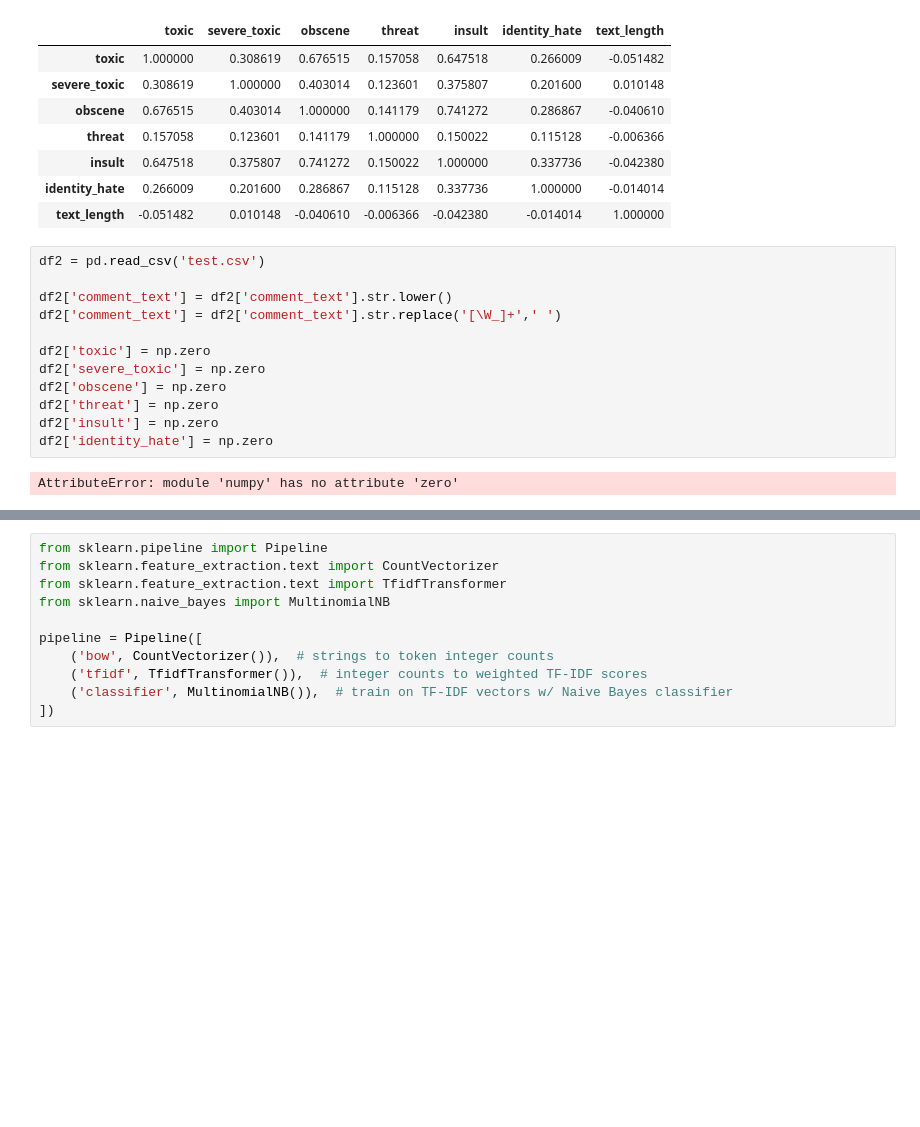
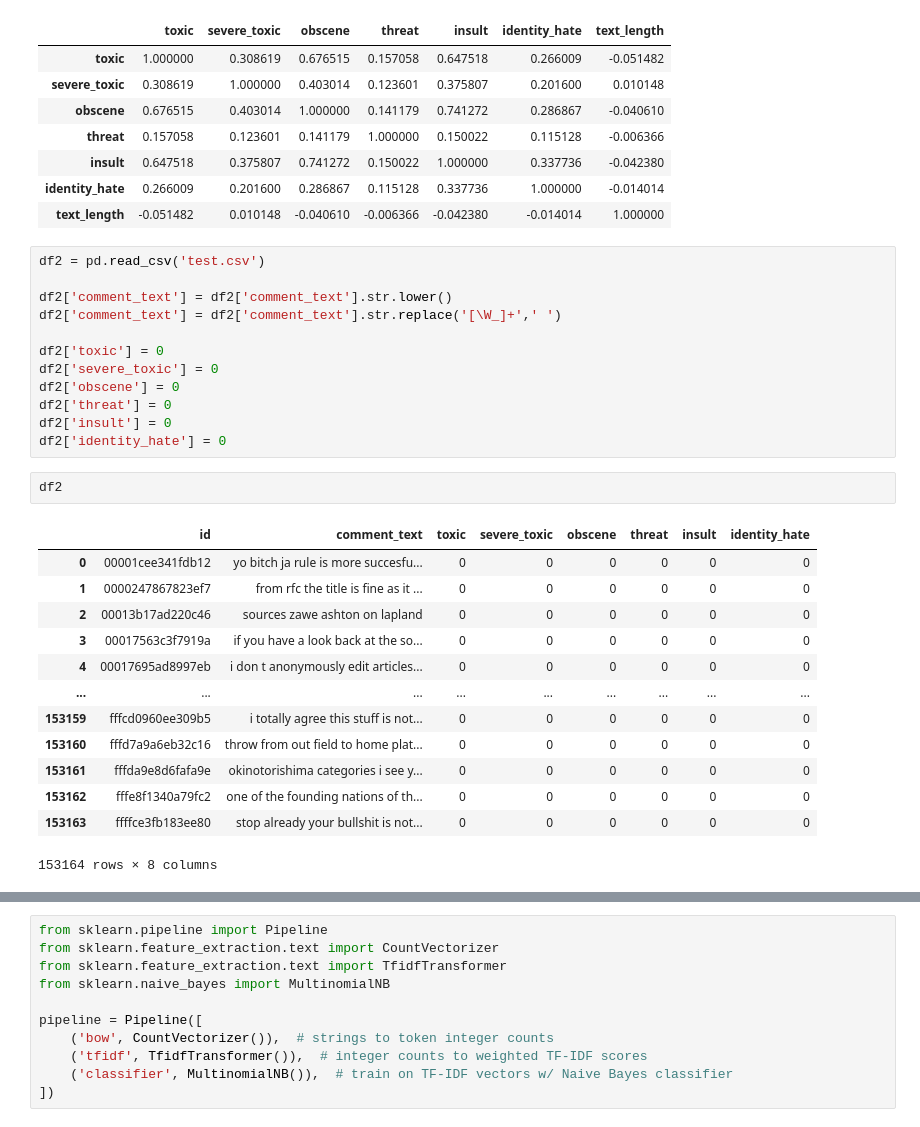
Before and after one commit to k21k/Python-Notes, a Jupyter notebook: Machine Learning/Natural Language Processing/Toxic Comments.ipynb, the cells around one changed output, grey strips where cells are left out. Cells and saved outputs as stored; diff of their text form; blank space fills up the shorter version.

```diff
--- a/Machine Learning/Natural Language Processing/Toxic Comments.ipynb
+++ b/Machine Learning/Natural Language Processing/Toxic Comments.ipynb
@@ -132,14 +132,28 @@ df2 = pd.read_csv('test.csv')
 df2['comment_text'] = df2['comment_text'].str.lower()
 df2['comment_text'] = df2['comment_text'].str.replace('[\W_]+',' ')
 
-df2['toxic'] = np.zero
-df2['severe_toxic'] = np.zero
-df2['obscene'] = np.zero
-df2['threat'] = np.zero
-df2['insult'] = np.zero
-df2['identity_hate'] = np.zero
+df2['toxic'] = 0
+df2['severe_toxic'] = 0
+df2['obscene'] = 0
+df2['threat'] = 0
+df2['insult'] = 0
+df2['identity_hate'] = 0
-# %% [output]
-AttributeError: module 'numpy' has no attribute 'zero'
+# %%
+df2
+# %% [output]
+|  | id | comment_text | toxic | severe_toxic | obscene | threat | insult | identity_hate |
+| 0 | 00001cee341fdb12 | yo bitch ja rule is more succesfu... | 0 | 0 | 0 | 0 | 0 | 0 |
+| 1 | 0000247867823ef7 | from rfc the title is fine as it ... | 0 | 0 | 0 | 0 | 0 | 0 |
+| 2 | 00013b17ad220c46 | sources zawe ashton on lapland | 0 | 0 | 0 | 0 | 0 | 0 |
+| 3 | 00017563c3f7919a | if you have a look back at the so... | 0 | 0 | 0 | 0 | 0 | 0 |
+| 4 | 00017695ad8997eb | i don t anonymously edit articles... | 0 | 0 | 0 | 0 | 0 | 0 |
+| ... | ... | ... | ... | ... | ... | ... | ... | ... |
+| 153159 | fffcd0960ee309b5 | i totally agree this stuff is not... | 0 | 0 | 0 | 0 | 0 | 0 |
+| 153160 | fffd7a9a6eb32c16 | throw from out field to home plat... | 0 | 0 | 0 | 0 | 0 | 0 |
+| 153161 | fffda9e8d6fafa9e | okinotorishima categories i see y... | 0 | 0 | 0 | 0 | 0 | 0 |
+| 153162 | fffe8f1340a79fc2 | one of the founding nations of th... | 0 | 0 | 0 | 0 | 0 | 0 |
+| 153163 | ffffce3fb183ee80 | stop already your bullshit is not... | 0 | 0 | 0 | 0 | 0 | 0 |
+153164 rows × 8 columns
 # %%
 # remove stop words
 
```
Also changed, not shown: parts of 19 cells of this notebook, 6 other files.
